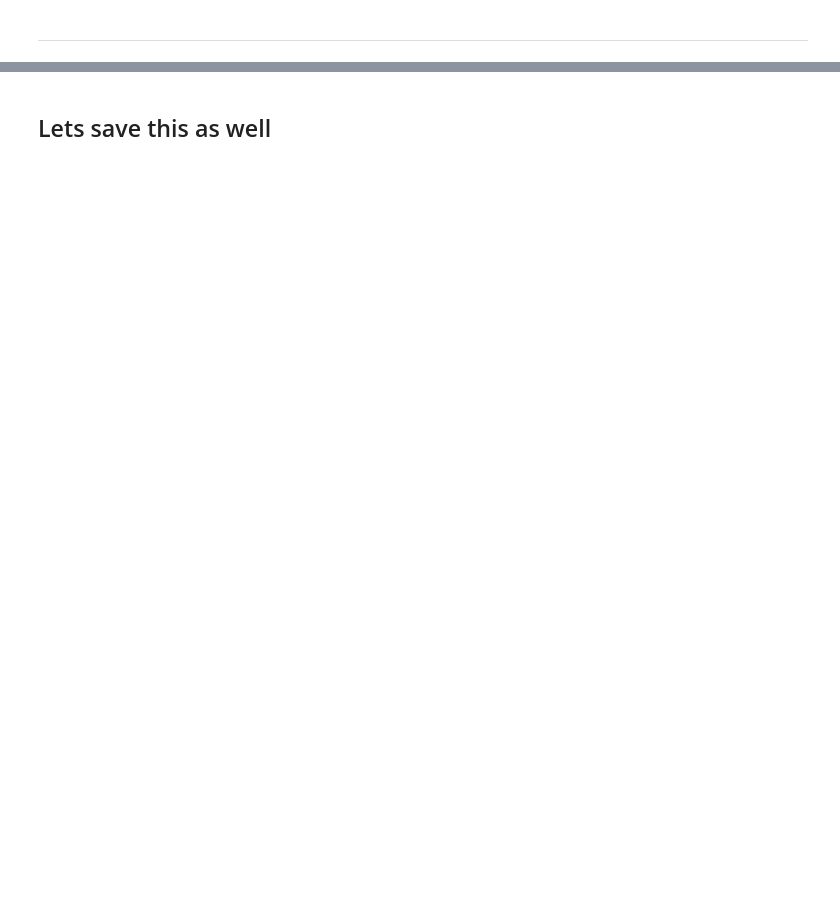
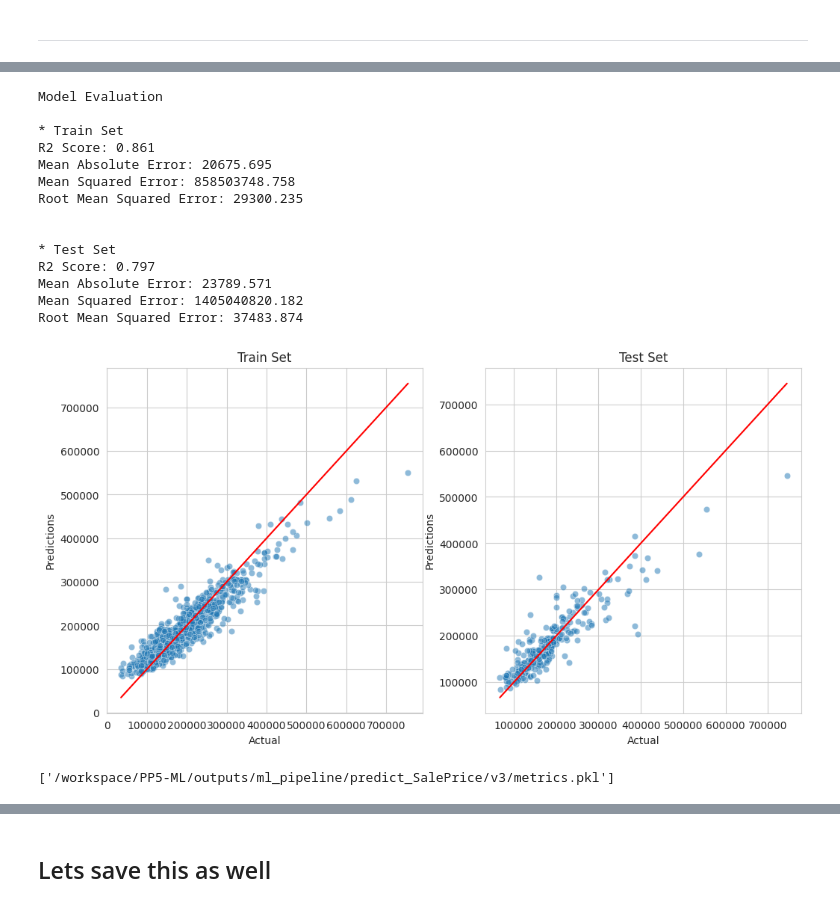
Before and after one commit to BjornBishop/PP5-ML, a Jupyter notebook: jupyter_notebooks/4.1Pipeline_continued.ipynb, the cells around one changed output, grey strips where cells are left out. Cells and saved outputs as stored; diff of their text form; code cells hidden in the pictures; blank space fills up the shorter version.

```diff
--- a/jupyter_notebooks/4.1Pipeline_continued.ipynb
+++ b/jupyter_notebooks/4.1Pipeline_continued.ipynb
@@ -128,9 +128,9 @@ def final_pipeline(lasso_params, model):
     return the_pipeline_base
 
 # Create the pipeline with the specified parameters
-pipeline = final_pipeline(lasso_params, models_quick_search)
+pipeline10 = final_pipeline(lasso_params, models_quick_search)
 
-pipeline
+pipeline10
 # %% [output]
 Pipeline(steps=[('preprocessor',
                  ColumnTransformer(transformers=[('num', StandardScaler(),
@@ -545,7 +731,27 @@ def regression_evaluation_plots(X_train, y_train, X_test, y_test, pipeline, alph
 
     plt.show()
 # %%
-regression_performance(X_train, y_train, X_test, y_test, best_regressor_pipeline)
+metrics = regression_performance(X_train, y_train, X_test, y_test, best_regressor_pipeline)
 regression_evaluation_plots(X_train, y_train, X_test, y_test, best_regressor_pipeline)
+# %% [output]
+Model Evaluation
+
+* Train Set
+R2 Score: 0.861
+Mean Absolute Error: 20675.695
+Mean Squared Error: 858503748.758
+Root Mean Squared Error: 29300.235
+
+
+* Test Set
+R2 Score: 0.797
+Mean Absolute Error: 23789.571
+Mean Squared Error: 1405040820.182
+Root Mean Squared Error: 37483.874
+[figure, added]
+# %%
+joblib.dump(metrics, f'{file_path}/metrics.pkl')
+# %% [output]
+['/workspace/PP5-ML/outputs/ml_pipeline/predict_SalePrice/v3/metrics.pkl']
 # %%
 best_regressor_pipeline
```
Also changed, not shown: parts of 54 cells of this notebook, 24 other files.
